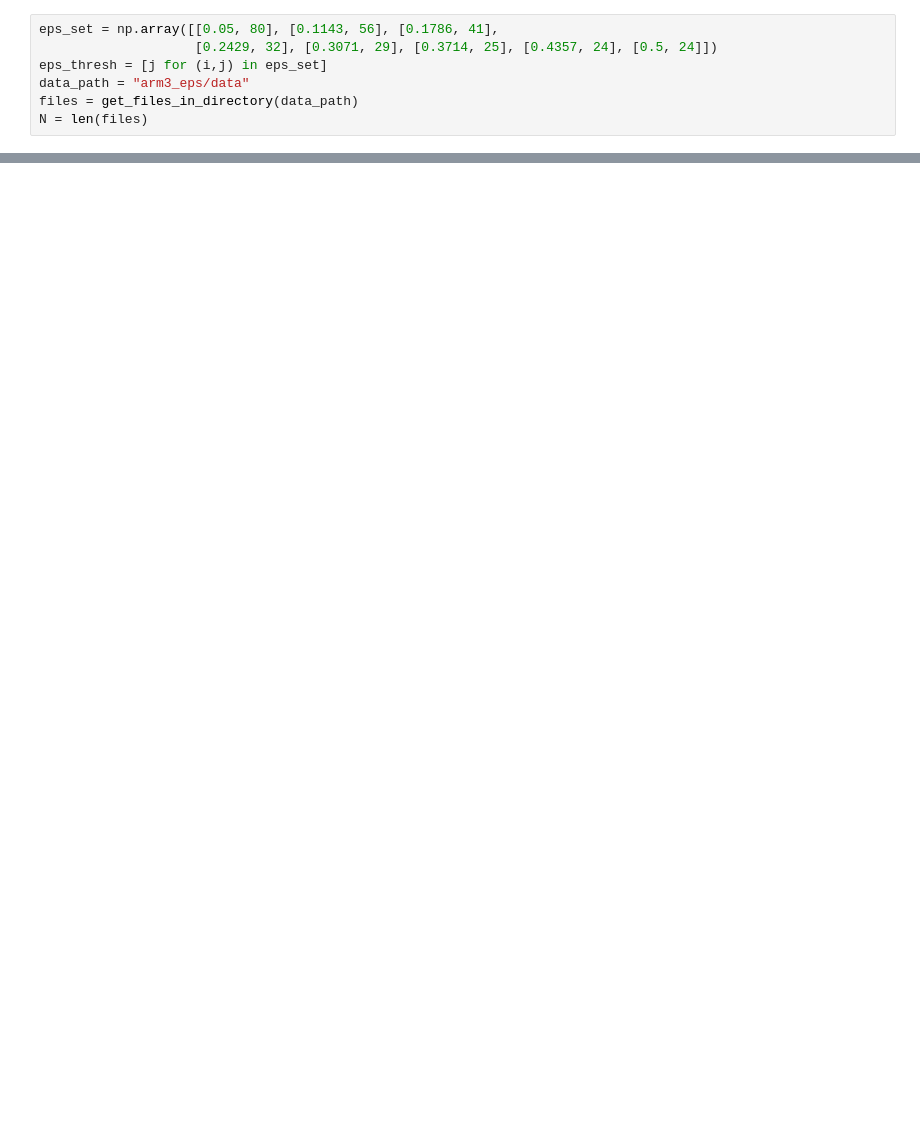
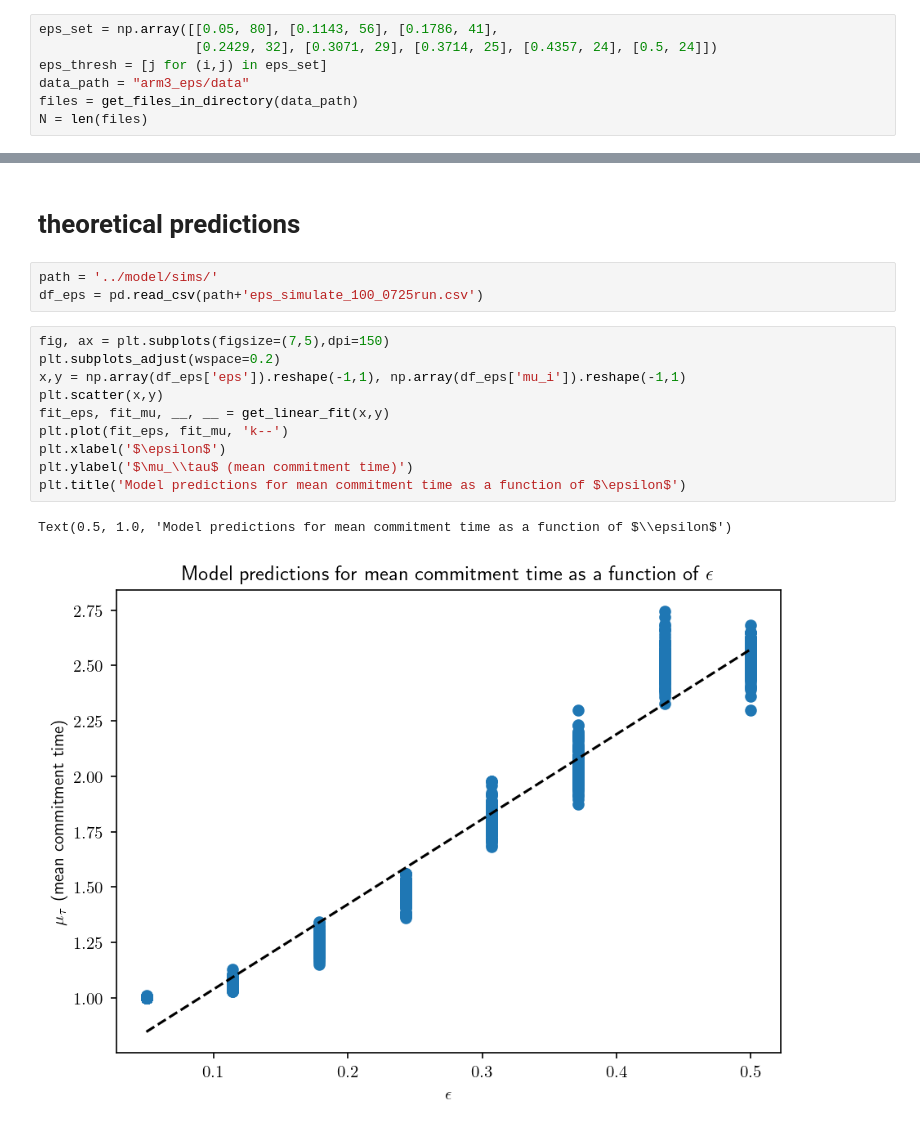
Before and after one commit to kalburge/stock-predict, a Jupyter notebook: pavlovia_exp/analyze_eps.ipynb, the cells around one changed output, grey strips where cells are left out. Saved outputs shown, nothing was run; the diff lists cells and outputs as text; blank space fills up the shorter version.

```diff
--- a/pavlovia_exp/analyze_eps.ipynb
+++ b/pavlovia_exp/analyze_eps.ipynb
@@ -17,0 +38,18 @@ N = len(files)
+# %% [markdown]
+# theoretical predictions
+# %%
+path = '../model/sims/'
+df_eps = pd.read_csv(path+'eps_simulate_100_0725run.csv')
+# %%
+fig, ax = plt.subplots(figsize=(7,5),dpi=150)
+plt.subplots_adjust(wspace=0.2)
+x,y = np.array(df_eps['eps']).reshape(-1,1), np.array(df_eps['mu_i']).reshape(-1,1)
+plt.scatter(x,y)
+fit_eps, fit_mu, __, __ = get_linear_fit(x,y)
+plt.plot(fit_eps, fit_mu, 'k--')
+plt.xlabel('$\epsilon$')
+plt.ylabel('$\mu_\\tau$ (mean commitment time)')
+plt.title('Model predictions for mean commitment time as a function of $\epsilon$')
+# %% [output]
+Text(0.5, 1.0, 'Model predictions for mean commitment time as a function of $\\epsilon$')
+[figure, added]
```
Also changed, not shown: parts of 14 cells of this notebook, 2 other files.
